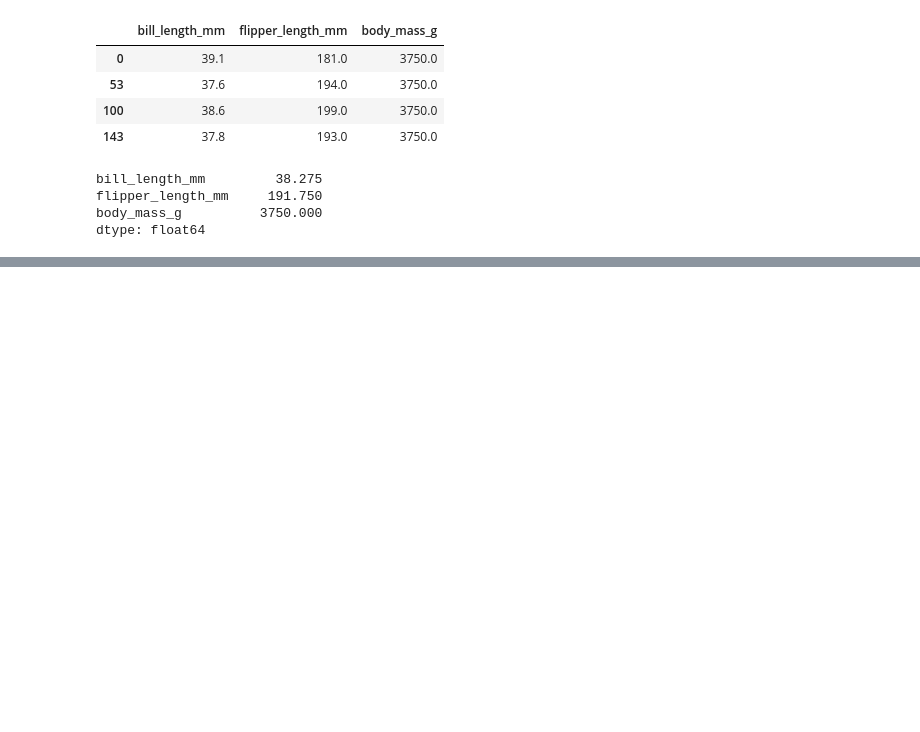
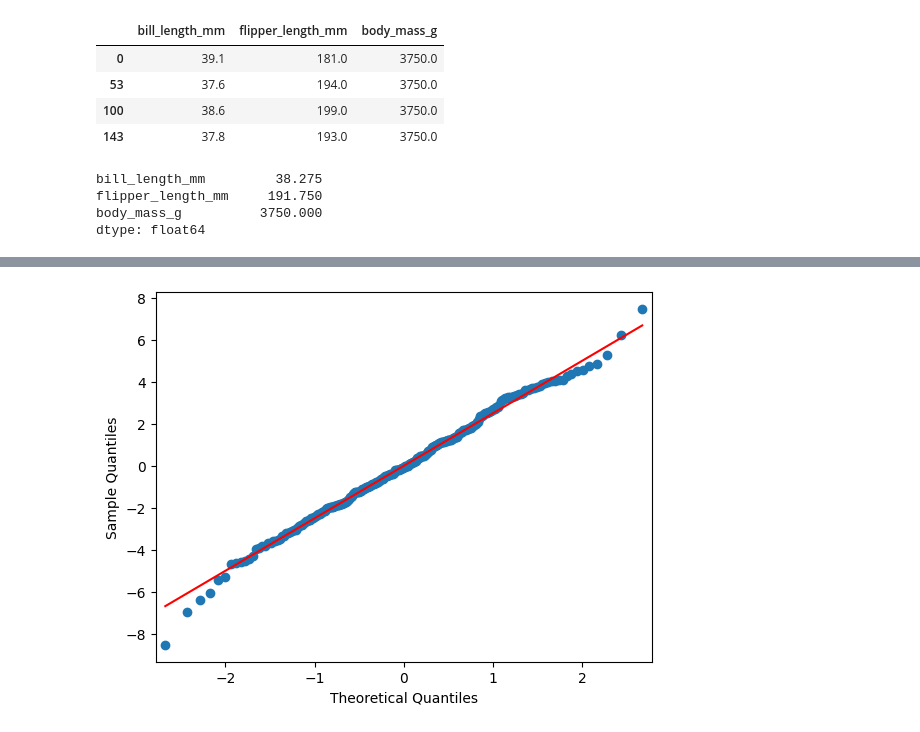
Before and after one commit to AfobCode/LearningPython, a Jupyter notebook: Regression_Analysis/linear_regression.ipynb, the cells around one changed output, grey strips where cells are left out. Drawn from its saved outputs; the diff is of its cells as text; code cells hidden in the pictures; blank space fills up the shorter version.

```diff
--- a/Regression_Analysis/linear_regression.ipynb
+++ b/Regression_Analysis/linear_regression.ipynb
@@ -245,3 +245,25 @@ bill_length_mm         38.275
 flipper_length_mm     191.750
 body_mass_g          3750.000
 dtype: float64
+# %%
+# Check the four assumptions for a linear model
+# 1. Linearity
+# 2. Normality
+# 3. Idependent Observations
+# 4. Homescedasticity
+
+# Starting with Linearity
+def bill_regression(x , m, b):
+    return (m*x) + b
+
+m_bill = bill_length_ols.params["body_mass_g"]
+b_bill = bill_length_ols.params["Intercept"]
+
+penguins_regression_bill = penguins[['body_mass_g','bill_length_mm']]
+penguins_regression_bill
+
+penguins_regression_bill["predicted_manual"] = penguins_regression_bill["body_mass_g"].apply(bill_regression,args=(m_bill,b_bill))
+# penguins_regression_bill["pedicted"] = bill_length_ols.predict(penguins['bill_length_mm'])
+
+penguins_regression_bill["residual"] = penguins_regression_bill["bill_length_mm"] - penguins_regression_bill["predicted_manual"]
+penguins_regression_bill
@@ -247,0 +368,10 @@ dtype: float64
+# %%
+# Another way to check normality assumption
+fig_2 = sm.qqplot(
+    penguins_regression_bill['residual'],
+    line = 's'
+)
+
+plt.show()
+# %% [output]
+[figure, added]
```
Also changed, not shown: parts of 7 cells of this notebook.
